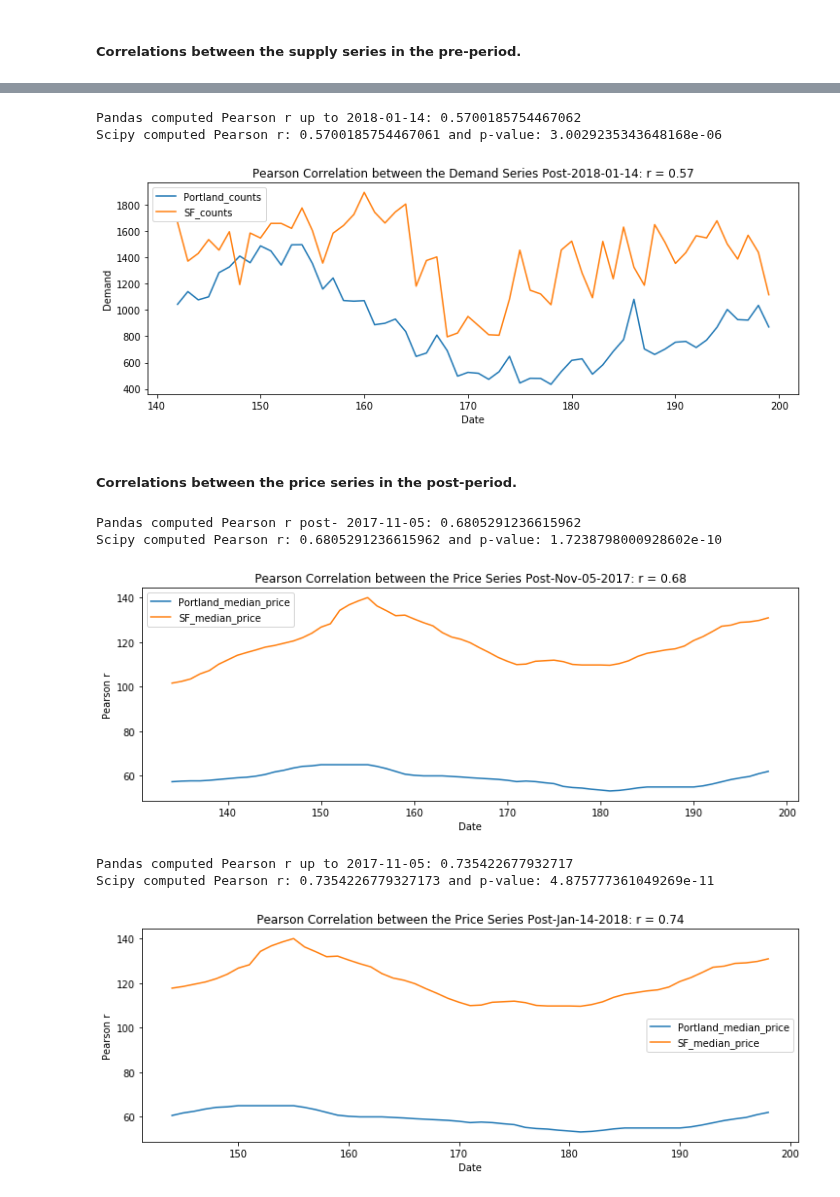
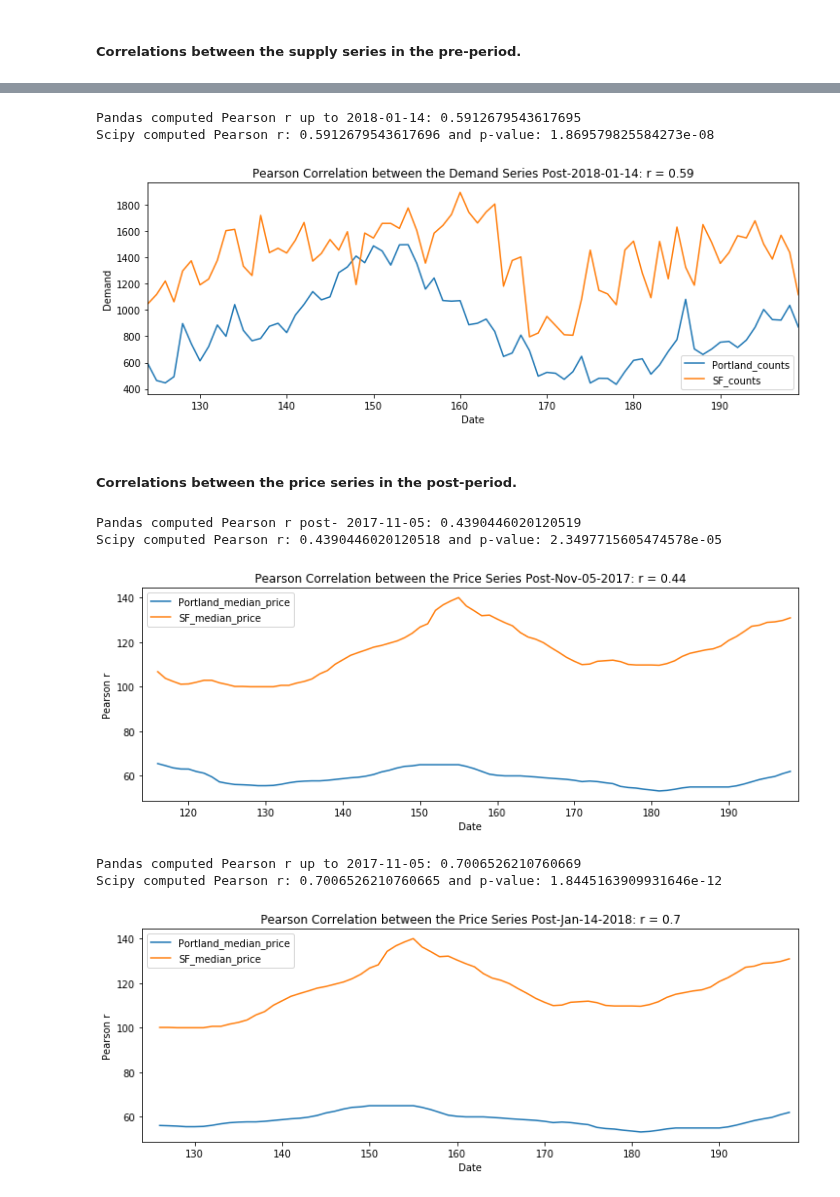
Before and after one commit to karensheng/Airbnb_Regulation, a Jupyter notebook: notebooks/Correlations between time series.ipynb, the cells around one changed output, grey strips where cells are left out. Drawn from its saved outputs; the diff is of its cells as text; code cells hidden in the pictures.

```diff
--- a/notebooks/Correlations between time series.ipynb
+++ b/notebooks/Correlations between time series.ipynb
@@ -210,31 +210,31 @@ Scipy computed Pearson r: 0.7972170687566336 and p-value: 2.8823405471553975e-32
 # %%
 dt = '2018-01-14'
 
-post_demand = demand[142:]
+post_demand = demand[124:]
 
 overall_pearson_r = post_demand.corr().iloc[0,1]
 print(f"Pandas computed Pearson r up to {dt}: {overall_pearson_r}")
 
 r, p = stats.pearsonr(post_demand.dropna()[f"Portland_{var}"], post_demand.dropna()[f"SF_{var}"])
 print(f"Scipy computed Pearson r: {r} and p-value: {p}")
 
 
 # Compute rolling window synchrony
 f,ax=plt.subplots(figsize=(12,4))
 post_demand.plot(ax=ax)
 ax.set(xlabel='Date',ylabel='Demand')
 ax.set(title=f"Pearson Correlation between the Demand Series Post-{dt}: r = {np.round(overall_pearson_r,2)}");
 # %% [output]
-Pandas computed Pearson r up to 2018-01-14: 0.5700185754467062
-Scipy computed Pearson r: 0.5700185754467061 and p-value: 3.0029235343648168e-06
+Pandas computed Pearson r up to 2018-01-14: 0.5912679543617695
+Scipy computed Pearson r: 0.5912679543617696 and p-value: 1.869579825584273e-08
-[figure, old version]
+[figure, new version]
 # %% [markdown]
 ##### Correlations between the price series in the post-period.
 # %%
 dt = "2017-11-05"
 var = "median_price"
 
-post_price = price.iloc[132:]
+post_price = price.iloc[114:]
 overall_pearson_r = post_price.corr().iloc[0,1]
 print(f"Pandas computed Pearson r post- {dt}: {overall_pearson_r}")
 
@@ -249,13 +249,13 @@ post_price.rolling(window=4,center=True).mean().plot(ax=ax)
 ax.set(xlabel='Date',ylabel='Pearson r')
 ax.set(title=f"Pearson Correlation between the Price Series Post-Nov-05-2017: r = {np.round(overall_pearson_r,2)}");
 # %% [output]
-Pandas computed Pearson r post- 2017-11-05: 0.6805291236615962
-Scipy computed Pearson r: 0.6805291236615962 and p-value: 1.7238798000928602e-10
+Pandas computed Pearson r post- 2017-11-05: 0.4390446020120519
+Scipy computed Pearson r: 0.4390446020120518 and p-value: 2.3497715605474578e-05
-[figure, old version]
+[figure, new version]
 # %%
 var = "median_price"
 
-post_price = price.iloc[142:]
+post_price = price.iloc[124:]
 overall_pearson_r = post_price.corr().iloc[0,1]
 print(f"Pandas computed Pearson r up to {dt}: {overall_pearson_r}")
 
@@ -270,6 +270,6 @@ post_price.rolling(window=4,center=True).mean().plot(ax=ax)
 ax.set(xlabel='Date',ylabel='Pearson r')
 ax.set(title=f"Pearson Correlation between the Price Series Post-Jan-14-2018: r = {np.round(overall_pearson_r,2)}");
 # %% [output]
-Pandas computed Pearson r up to 2017-11-05: 0.735422677932717
-Scipy computed Pearson r: 0.7354226779327173 and p-value: 4.875777361049269e-11
+Pandas computed Pearson r up to 2017-11-05: 0.7006526210760669
+Scipy computed Pearson r: 0.7006526210760665 and p-value: 1.8445163909931646e-12
-[figure, old version]
+[figure, new version]
```
Also changed, not shown: parts of 13 cells of this notebook, 2 other files.
